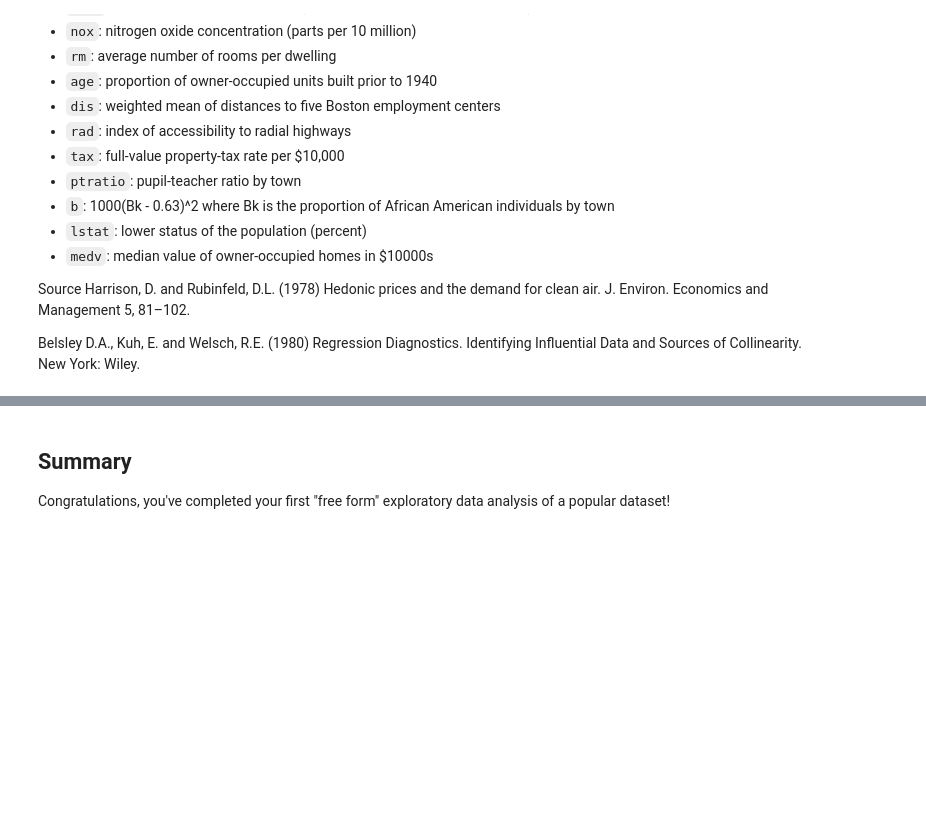
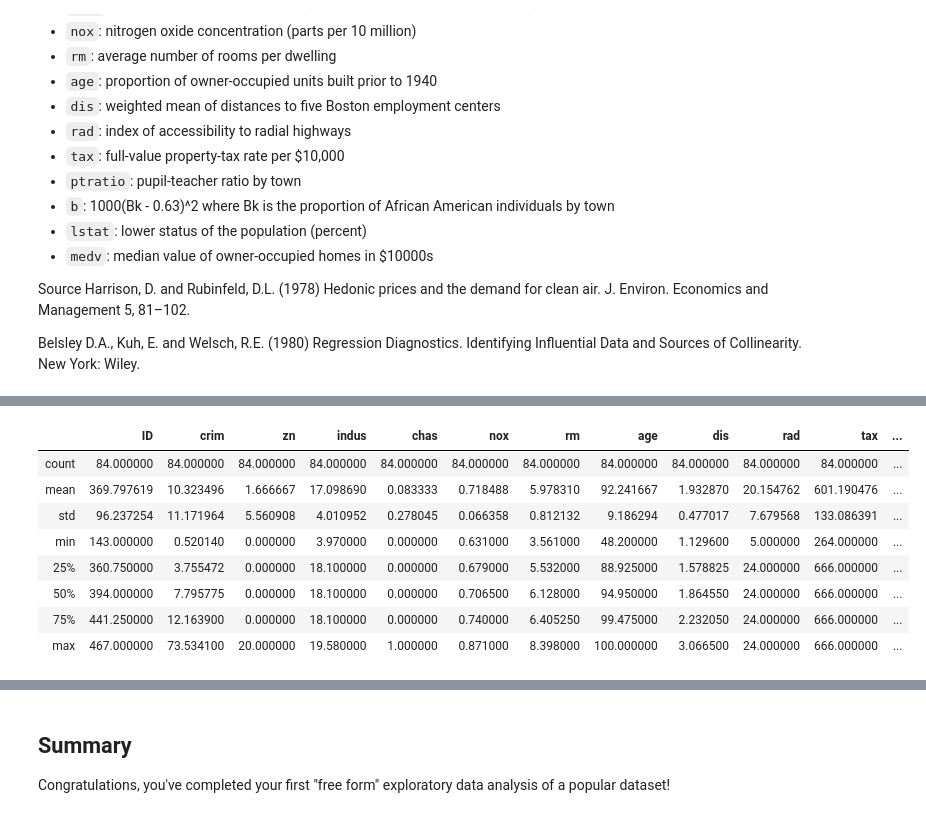
Before and after one commit to stlanier/dsc-project-eda-with-pandas-onl01-dtsc-pt-012120, a Jupyter notebook: index.ipynb, the cells around one changed output, grey strips where cells are left out. Cells and saved outputs as stored; diff of their text form; code cells hidden in the pictures; blank space fills up the shorter version.

```diff
--- a/index.ipynb
+++ b/index.ipynb
@@ -108,0 +157,17 @@ df.loc[df['crim'] > 3.678].head(10)
+# %%
+# Two DFs separated by nitrogen oxide (pp10m) at the 75th quantile
+# to investigate the correlation of pollution with crime rate
+nox_75 = df['nox'].quantile(.75)
+df_high_nox = df.loc[df['nox'] >= nox_75]
+df_low_nox = df.loc[df['nox'] < nox_75]
+df_high_nox.describe()
+# %% [output]
+|  | ID | crim | zn | indus | chas | nox | rm | age | dis | rad | tax | ... |
+| count | 84.000000 | 84.000000 | 84.000000 | 84.000000 | 84.000000 | 84.000000 | 84.000000 | 84.000000 | 84.000000 | 84.000000 | 84.000000 | ... |
+| mean | 369.797619 | 10.323496 | 1.666667 | 17.098690 | 0.083333 | 0.718488 | 5.978310 | 92.241667 | 1.932870 | 20.154762 | 601.190476 | ... |
+| std | 96.237254 | 11.171964 | 5.560908 | 4.010952 | 0.278045 | 0.066358 | 0.812132 | 9.186294 | 0.477017 | 7.679568 | 133.086391 | ... |
+| min | 143.000000 | 0.520140 | 0.000000 | 3.970000 | 0.000000 | 0.631000 | 3.561000 | 48.200000 | 1.129600 | 5.000000 | 264.000000 | ... |
+| 25% | 360.750000 | 3.755472 | 0.000000 | 18.100000 | 0.000000 | 0.679000 | 5.532000 | 88.925000 | 1.578825 | 24.000000 | 666.000000 | ... |
+| 50% | 394.000000 | 7.795775 | 0.000000 | 18.100000 | 0.000000 | 0.706500 | 6.128000 | 94.950000 | 1.864550 | 24.000000 | 666.000000 | ... |
+| 75% | 441.250000 | 12.163900 | 0.000000 | 18.100000 | 0.000000 | 0.740000 | 6.405250 | 99.475000 | 2.232050 | 24.000000 | 666.000000 | ... |
+| max | 467.000000 | 73.534100 | 20.000000 | 19.580000 | 1.000000 | 0.871000 | 8.398000 | 100.000000 | 3.066500 | 24.000000 | 666.000000 | ... |
```
Also changed, not shown: parts of 8 cells of this notebook.
